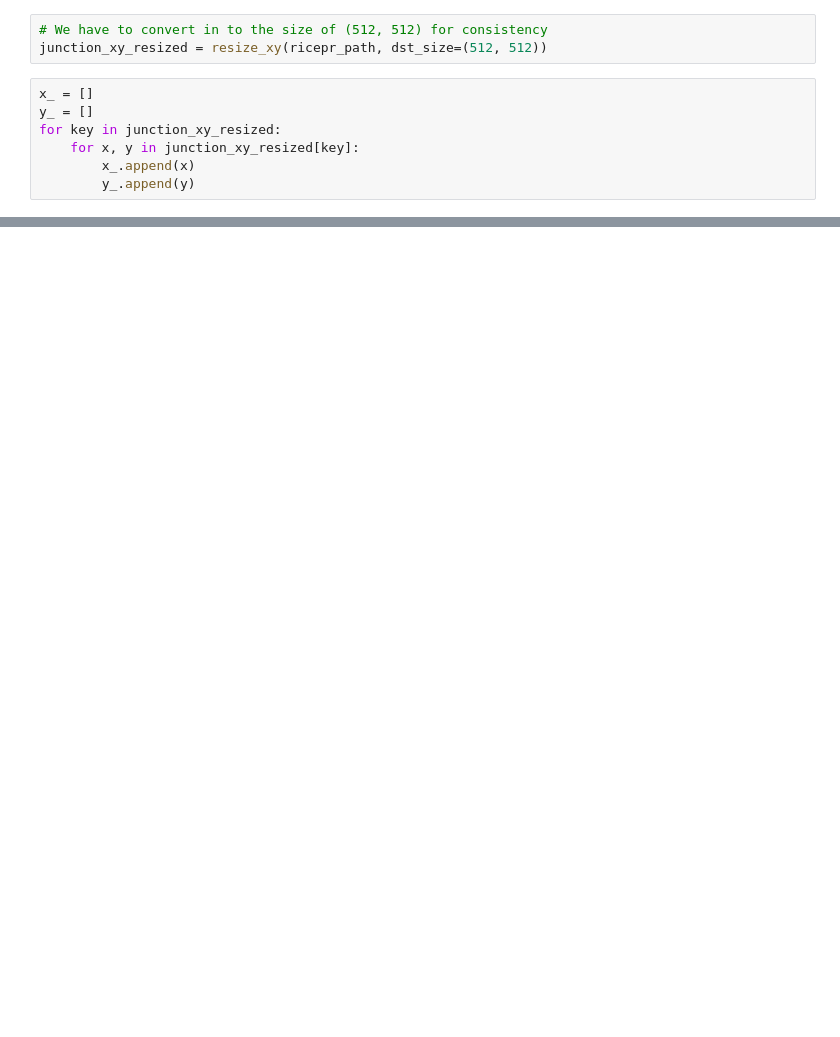
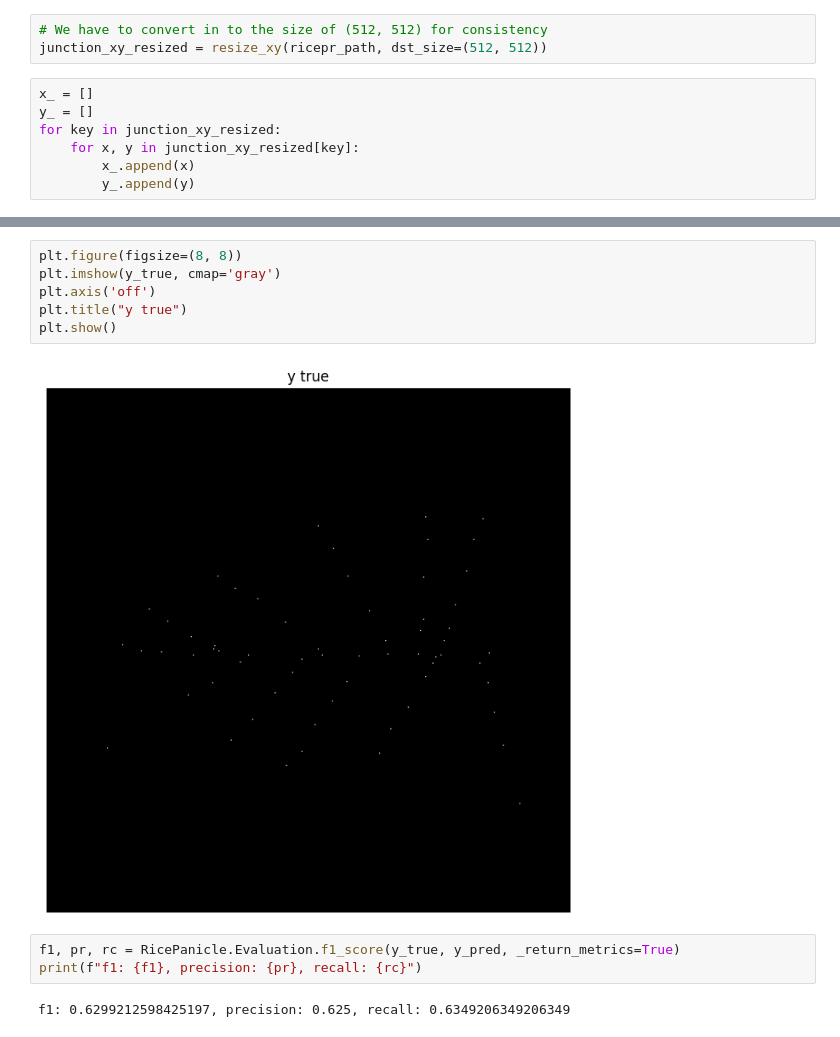
Before and after one commit to lam-thai-nguyen/Rice-Panicle-Architecture-Analysis, a Jupyter notebook: src/examples/image_processing_pipeline.ipynb, the cells around one changed output, grey strips where cells are left out. Cells and saved outputs as stored; diff of their text form; blank space fills up the shorter version.

```diff
--- a/src/examples/image_processing_pipeline.ipynb
+++ b/src/examples/image_processing_pipeline.ipynb
@@ -111,0 +97,13 @@ print(y_true)
+# %%
+plt.figure(figsize=(8, 8))
+plt.imshow(y_true, cmap='gray')
+plt.axis('off')
+plt.title("y true")
+plt.show()
+# %% [output]
+[figure, added]
+# %%
+f1, pr, rc = RicePanicle.Evaluation.f1_score(y_true, y_pred, _return_metrics=True)
+print(f"f1: {f1}, precision: {pr}, recall: {rc}")
+# %% [output]
+f1: 0.6299212598425197, precision: 0.625, recall: 0.6349206349206349
```
Also changed, not shown: parts of 9 cells of this notebook.
